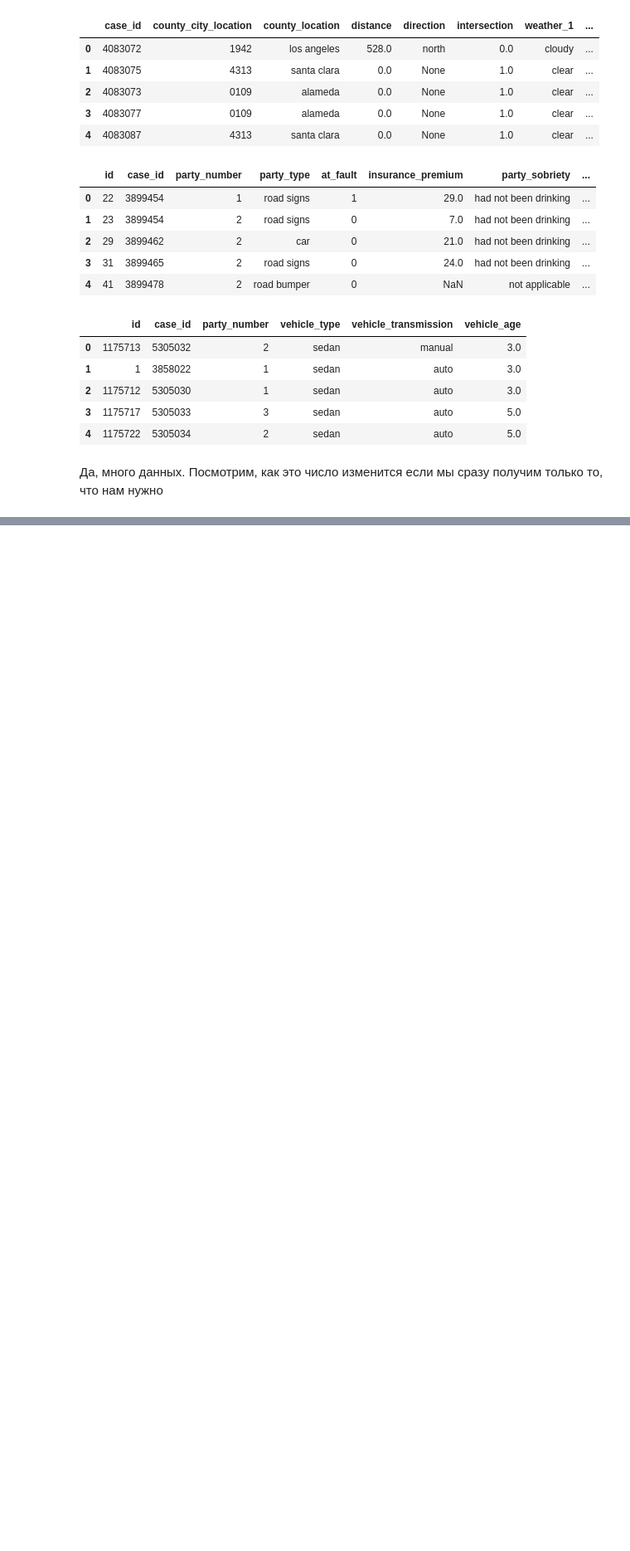
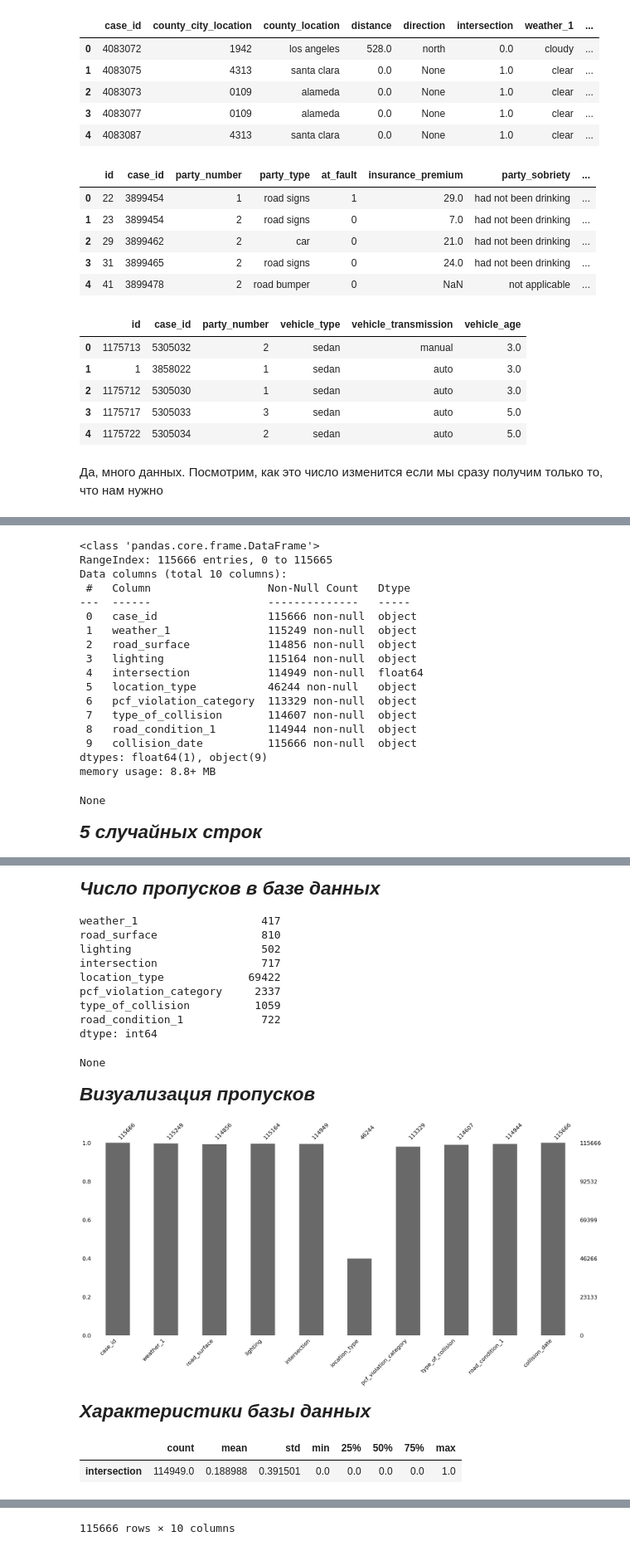
Before and after one commit to Ankudar/yandex_practicum_ds, a Jupyter notebook: 13) Sborniy_proekt_3-4/project.ipynb, the cells around one changed output, grey strips where cells are left out. Shown at 83% size. Drawn from its saved outputs; the diff is of its cells as text; code cells hidden in the pictures; blank space fills up the shorter version.

```diff
--- a/13) Sborniy_proekt_3-4/project.ipynb
+++ b/13) Sborniy_proekt_3-4/project.ipynb
@@ -210,6 +260,8 @@ vehicles_default.head()
 - `MOTOR_VEHICLE_INVOLVED_WITH` - тип второго участника менее важен, чем действия самого виновника
 - `INSURANCE_PREMIUM` - страховая премия является скорее следствием, чем причиной ДТП
 # %%
+logger.info("=== ЗАГРУЗКА ОТФИЛЬТРОВАННЫХ ТАБЛИЦ ===")
+
 # оптимизированные запросы с учетом отбора признаков
 collisions_query = """
 SELECT
@@ -221,7 +273,8 @@ SELECT
     location_type,
     pcf_violation_category,
     type_of_collision,
-    road_condition_1
+    road_condition_1,
+    collision_date::date as collision_date
 FROM collisions
 WHERE EXTRACT(YEAR FROM collision_date) = 2012
     AND collision_damage <> 'scratch'
@@ -254,7 +307,7 @@ WHERE case_id IN (
 )
 """
 
-tables_clear = {
+filtered_tables_config = {
     'collisions': collisions_query,
     'parties': parties_query,
     'vehicles': vehicles_query
@@ -262,11 +317,31 @@ tables_clear = {
 # %%
-logger.info("Начинаем загрузку данных из базы...")
-df_dict = load_all_tables(engine, tables_clear)
+# Загружаем отфильтрованные таблицы
+df_dict_filtered = load_all_tables_safe(engine, filtered_tables_config)
 
-# ну и сохраним в отдельные переменные
-collisions = df_dict['collisions']
-parties = df_dict['parties']
-vehicles = df_dict['vehicles']
+# Проверяем успешность загрузки и создаем переменные
+successful_tables = {k: v for k, v in df_dict_filtered.items() if v is not None}
 
-logger.info("Данные успешно загружены и готовы к анализу.")
+if len(successful_tables) == len(filtered_tables_config):
+    collisions = df_dict_filtered['collisions']
+    parties = df_dict_filtered['parties']
+    vehicles = df_dict_filtered['vehicles']
+
+    logger.info("Все отфильтрованные данные успешно загружены и готовы к анализу.")
+
+    # Выводим информацию о загруженных данных
+    logger.info("Статистика отфильтрованных таблиц:")
+    logger.info(f"collisions: {collisions.shape[0]:,} строк, {collisions.shape[1]} столбцов")
+    logger.info(f"parties: {parties.shape[0]:,} строк, {parties.shape[1]} столбцов")
+    logger.info(f"vehicles: {vehicles.shape[0]:,} строк, {vehicles.shape[1]} столбцов")
+
+else:
+    logger.warning(f"Загружены не все таблицы. Успешно: {list(successful_tables.keys())}")
+
+    # Создаем переменные только для успешно загруженных таблиц
+    if 'collisions' in successful_tables:
+        collisions = df_dict_filtered['collisions']
+    if 'parties' in successful_tables:
+        parties = df_dict_filtered['parties']
+    if 'vehicles' in successful_tables:
+        vehicles = df_dict_filtered['vehicles']
 # %% [output]
@@ -341,0 +448,3 @@ logger.info("Данные успешно загружены и готовы к
+# %%
+check_data(collisions)
+# %% [output]
@@ -341,0 +452,19 @@ logger.info("Данные успешно загружены и готовы к
+<class 'pandas.core.frame.DataFrame'>
+RangeIndex: 115666 entries, 0 to 115665
+Data columns (total 10 columns):
+ #   Column                  Non-Null Count   Dtype
+---  ------                  --------------   -----
+ 0   case_id                 115666 non-null  object
+ 1   weather_1               115249 non-null  object
+ 2   road_surface            114856 non-null  object
+ 3   lighting                115164 non-null  object
+ 4   intersection            114949 non-null  float64
+ 5   location_type           46244 non-null   object
+ 6   pcf_violation_category  113329 non-null  object
+ 7   type_of_collision       114607 non-null  object
+ 8   road_condition_1        114944 non-null  object
+ 9   collision_date          115666 non-null  object
+dtypes: float64(1), object(9)
+memory usage: 8.8+ MB
+None
+5 случайных строк
@@ -341,0 +477,16 @@ logger.info("Данные успешно загружены и готовы к
+Число пропусков в базе данных
+weather_1                   417
+road_surface                810
+lighting                    502
+intersection                717
+location_type             69422
+pcf_violation_category     2337
+type_of_collision          1059
+road_condition_1            722
+dtype: int64
+None
+Визуализация пропусков
+[figure, added]
+Характеристики базы данных
+|  | count | mean | std | min | 25% | 50% | 75% | max |
+| intersection | 114949.0 | 0.188988 | 0.391501 | 0.0 | 0.0 | 0.0 | 0.0 | 1.0 |
@@ -341,0 +505 @@ logger.info("Данные успешно загружены и готовы к
+115666 rows × 10 columns
```
Also changed, not shown: parts of 20 cells of this notebook, 1 other file.
